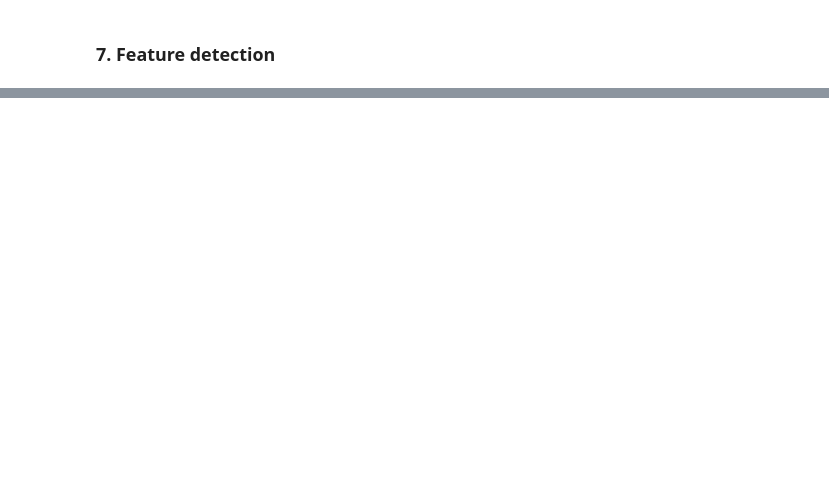
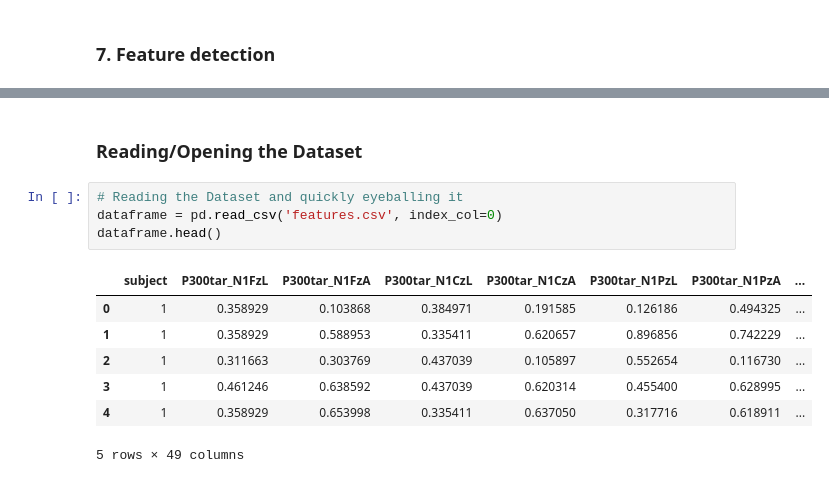
Before and after one commit to cesarz10/Neurophysiological-Signal-Processing-Project, a Jupyter notebook: CesarZapata_NSP_Project.ipynb, the cells around one changed output, grey strips where cells are left out. Drawn from its saved outputs; the diff is of its cells as text; blank space fills up the shorter version.

```diff
--- a/CesarZapata_NSP_Project.ipynb
+++ b/CesarZapata_NSP_Project.ipynb
@@ -423,0 +946,14 @@ def extract_features(evoked_target, evoked_deviation, subject_type):
+# %% [markdown]
+### Reading/Opening the Dataset
+# %%
+# Reading the Dataset and quickly eyeballing it
+dataframe = pd.read_csv('features.csv', index_col=0)
+dataframe.head()
+# %% [output]
+|  | subject | P300tar_N1FzL | P300tar_N1FzA | P300tar_N1CzL | P300tar_N1CzA | P300tar_N1PzL | P300tar_N1PzA | ... |
+| 0 | 1 | 0.358929 | 0.103868 | 0.384971 | 0.191585 | 0.126186 | 0.494325 | ... |
+| 1 | 1 | 0.358929 | 0.588953 | 0.335411 | 0.620657 | 0.896856 | 0.742229 | ... |
+| 2 | 1 | 0.311663 | 0.303769 | 0.437039 | 0.105897 | 0.552654 | 0.116730 | ... |
+| 3 | 1 | 0.461246 | 0.638592 | 0.437039 | 0.620314 | 0.455400 | 0.628995 | ... |
+| 4 | 1 | 0.358929 | 0.653998 | 0.335411 | 0.637050 | 0.317716 | 0.618911 | ... |
+5 rows × 49 columns
```
Also changed, not shown: parts of 27 cells of this notebook, 1 other file.
